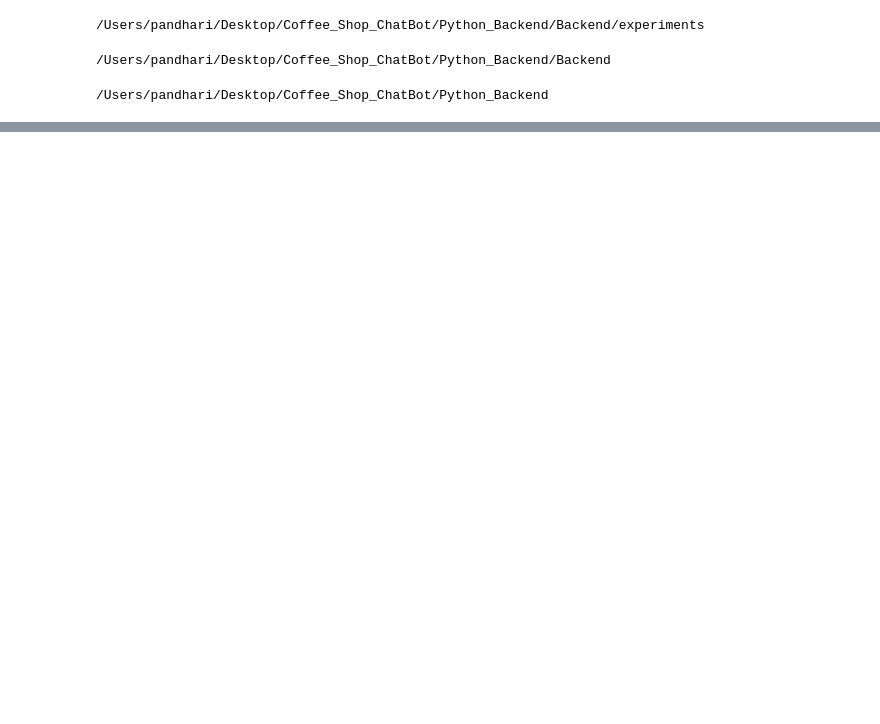
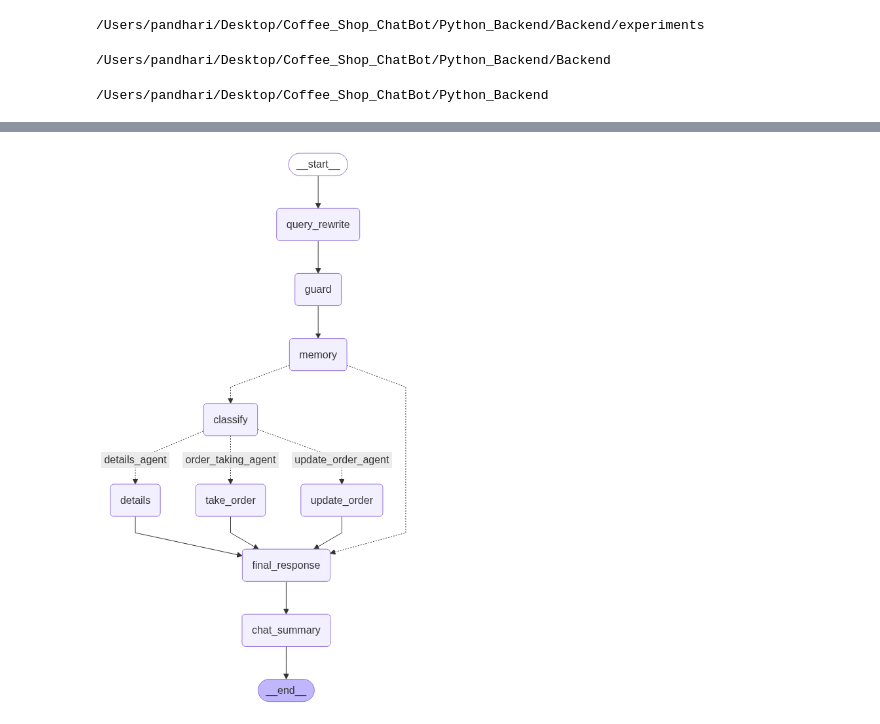
Before and after one commit to Pandharimaske/Coffee_Shop_ChatBot, a Jupyter notebook: Python_Backend/Backend/experiments/temp.ipynb, the cells around one changed output, grey strips where cells are left out. Drawn from its saved outputs; the diff is of its cells as text; code cells hidden in the pictures; blank space fills up the shorter version.

```diff
--- a/Python_Backend/Backend/experiments/temp.ipynb
+++ b/Python_Backend/Backend/experiments/temp.ipynb
@@ -28,6 +26,8 @@ DefaultCredentialsError: Your default credentials were not found. To set up Appl
 # %%
-# from IPython.display import Image , display
-# display(Image(build.get_graph(xray=True).draw_mermaid_png()))
+from IPython.display import Image , display
+display(Image(build.get_graph(xray=True).draw_mermaid_png()))
+# %% [output]
+[figure, added]
 # %%
 from App.chatbot import get_bot_response
 # %%
```
Also changed, not shown: parts of 5 cells of this notebook, 8 other files.
